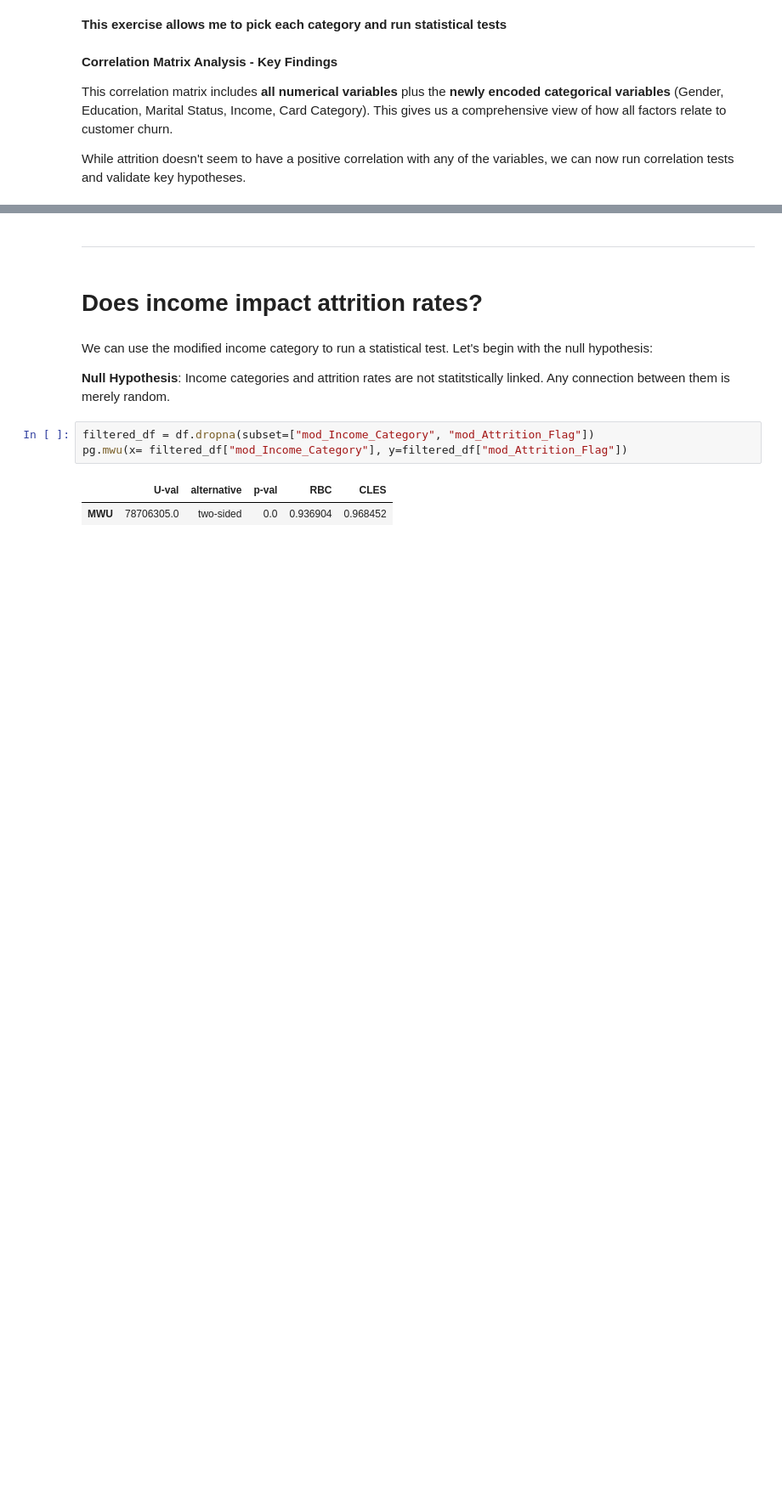
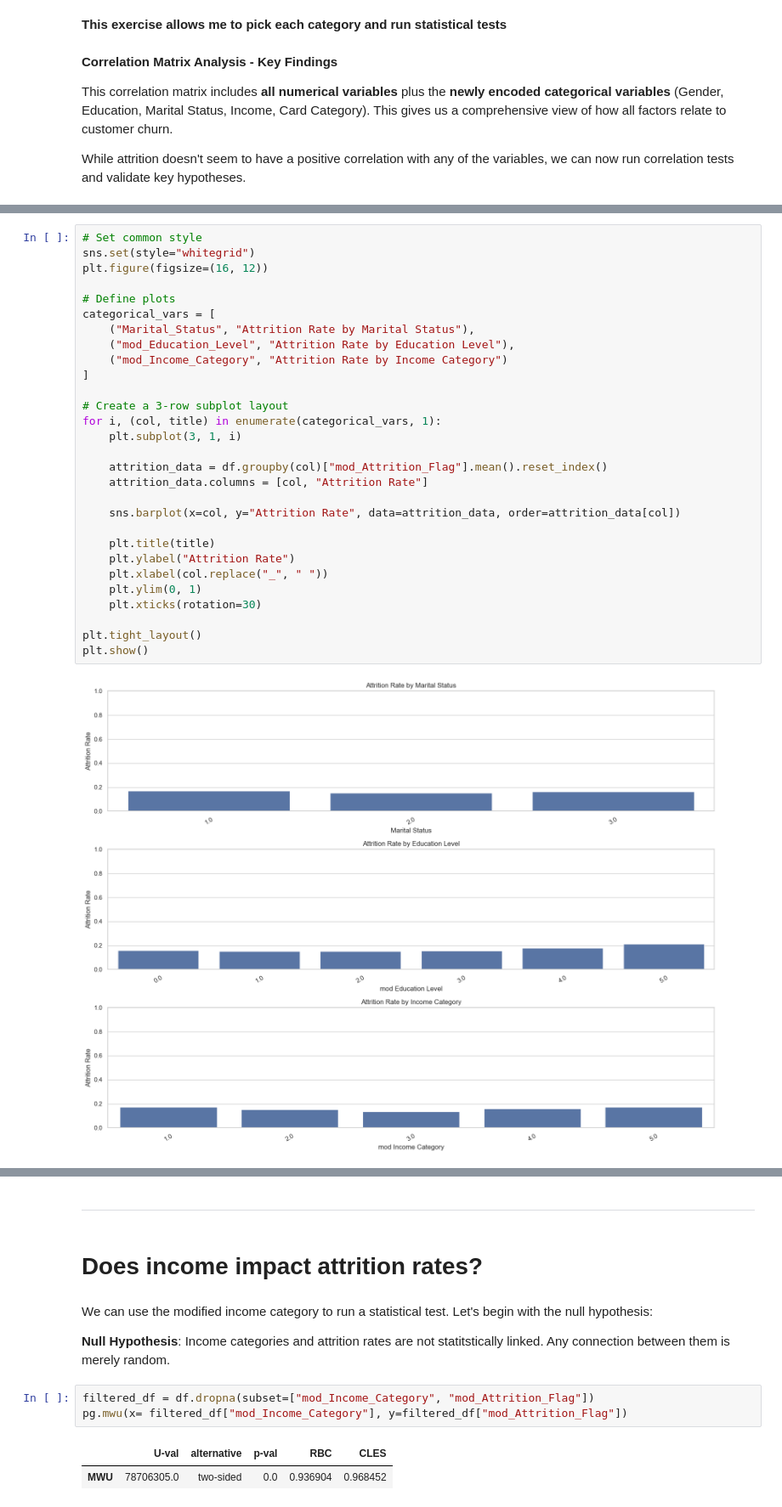
Before and after one commit to Harpreetkh/credit-card-customer-churn-analysis, a Jupyter notebook: jupyter_notebooks/credit-card-churn-analysis_transform.ipynb, the cells around one changed output, grey strips where cells are left out. Shown at 85% size. Saved outputs shown, nothing was run; the diff lists cells and outputs as text; blank space fills up the shorter version.

```diff
--- a/jupyter_notebooks/credit-card-churn-analysis_transform.ipynb
+++ b/jupyter_notebooks/credit-card-churn-analysis_transform.ipynb
@@ -226,0 +305,31 @@ While attrition doesn't seem to have a positive correlation with any of the vari
+# %%
+# Set common style
+sns.set(style="whitegrid")
+plt.figure(figsize=(16, 12))
+
+# Define plots
+categorical_vars = [
+    ("Marital_Status", "Attrition Rate by Marital Status"),
+    ("mod_Education_Level", "Attrition Rate by Education Level"),
+    ("mod_Income_Category", "Attrition Rate by Income Category")
+]
+
+# Create a 3-row subplot layout
+for i, (col, title) in enumerate(categorical_vars, 1):
+    plt.subplot(3, 1, i)
+
+    attrition_data = df.groupby(col)["mod_Attrition_Flag"].mean().reset_index()
+    attrition_data.columns = [col, "Attrition Rate"]
+
+    sns.barplot(x=col, y="Attrition Rate", data=attrition_data, order=attrition_data[col])
+
+    plt.title(title)
+    plt.ylabel("Attrition Rate")
+    plt.xlabel(col.replace("_", " "))
+    plt.ylim(0, 1)
+    plt.xticks(rotation=30)
+
+plt.tight_layout()
+plt.show()
+# %% [output]
+[figure, added]
```
Also changed, not shown: parts of 40 cells of this notebook.
